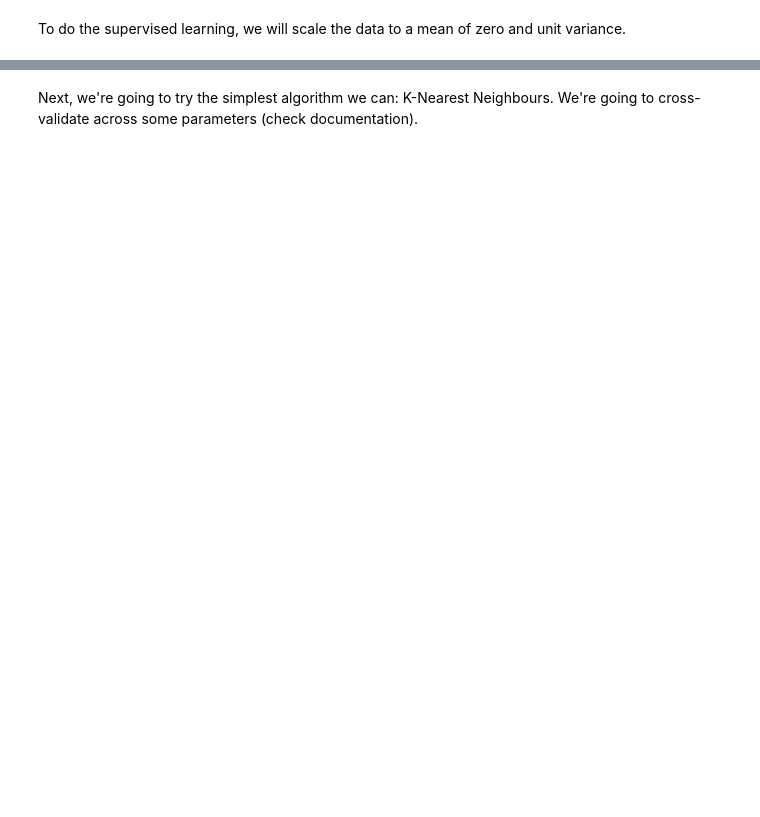
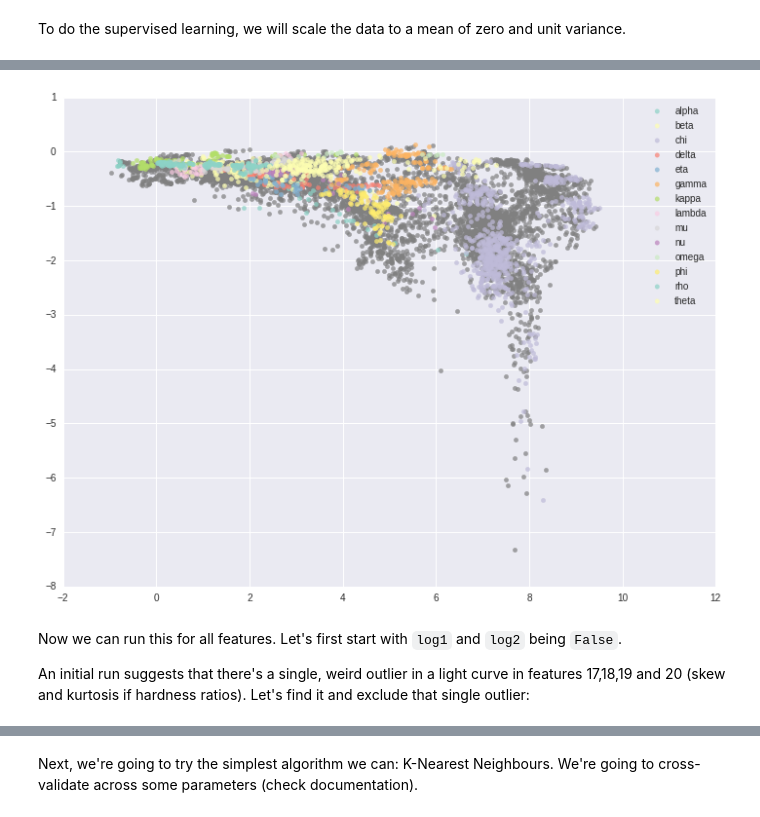
Before and after one commit to dhuppenkothen/BlackHoleMagic, a Jupyter notebook: code/GRS1915_SupervisedClassification.ipynb, the cells around one changed output, grey strips where cells are left out. Drawn from its saved outputs; the diff is of its cells as text; code cells hidden in the pictures; blank space fills up the shorter version.

```diff
--- a/code/GRS1915_SupervisedClassification.ipynb
+++ b/code/GRS1915_SupervisedClassification.ipynb
@@ -83,3 +139,11 @@ hr_test = np.array([hr_test_full[i] for i in test_ind])
+# %%
+features_train_new = np.array([features_train_full[:,i] for i in ranking]).T
+features_test_new = np.array([features_test_full[:,i] for i in ranking]).T
+features_val_new = np.array([features_val_full[:,i] for i in ranking]).T
+
+ftrain_labelled = features_train_new[train_ind]
+ftest_labelled = features_test_new[test_ind]
+fval_labelled = features_val_new[val_ind]
 # %% [markdown]
 To do the supervised learning, we will scale the data to a mean of zero and unit variance.
 # %%
@@ -95,0 +174,43 @@ fscaled_test = scaler_train.transform(features_test)
+# %%
+def scatter(f1_full, f2_full, labels, log1=False, log2=False, alpha=0.5, palette="Set3"):
+    if log1:
+        f1 = np.log(f1_full)
+    else:
+        f1 = f1_full
+
+    if log2:
+        f2 = np.log(f2_full)
+    else:
+        f2 = f2_full
+
+    f1_labelled = f1[labels != "None"]
+    f2_labelled = f2[labels != "None"]
+
+    unique_labels = np.unique(labels)
+    unique_labels = np.delete(unique_labels, np.where(unique_labels == "None")[0])
+    #print("unique labels : " + str(unique_labels))
+
+    # make a Figure object
+    fig, ax = plt.subplots(1,1,figsize=(12,9))
+
+    # first plot the unclassified examples:
+    ax.scatter(f1[labels == "None"], f2[labels == "None"], color="grey", alpha=alpha)
+
+    # now make a color palette:
+    current_palette = sns.color_palette(palette, len(unique_labels))
+
+    for l, c in zip(unique_labels, current_palette):
+        ax.scatter(f1[labels == l], f2[labels == l], color=c, alpha=alpha, label=l)
+
+    plt.legend()
+
+    return fig, ax
+# %%
+fig, ax = scatter(features_all_new[:,0], features_all_new[:,1],
+                  labels_all, log1=True, log2=True, alpha=0.7)
+# %% [output]
+[figure, added]
+# %% [markdown]
+Now we can run this for all features. Let's first start with `log1` and `log2` being `False`.
+
+An initial run suggests that there's a single, weird outlier in a light curve in features 17,18,19 and 20 (skew and kurtosis if hardness ratios). Let's find it and exclude that single outlier:
```
Also changed, not shown: parts of 132 cells of this notebook.
